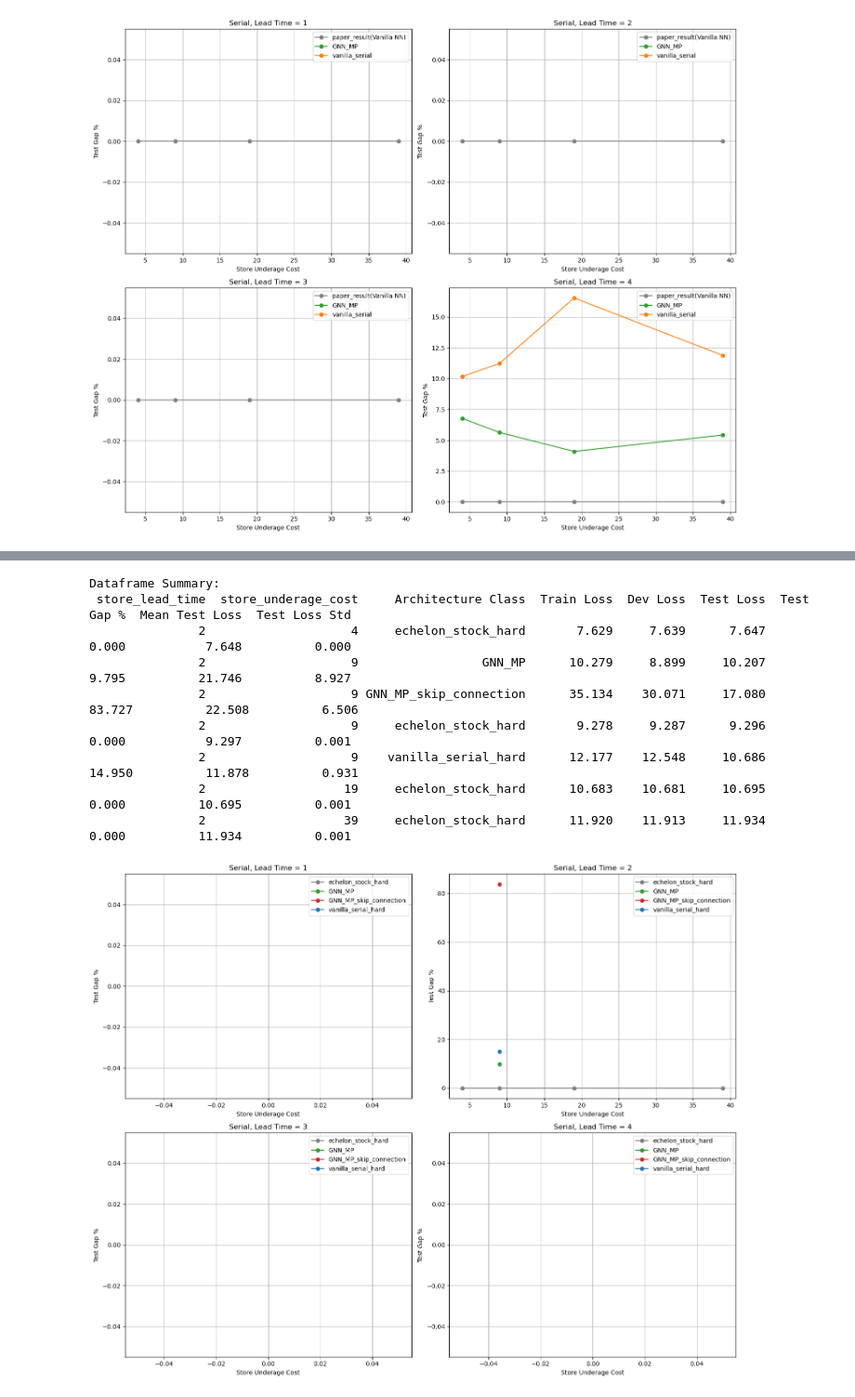
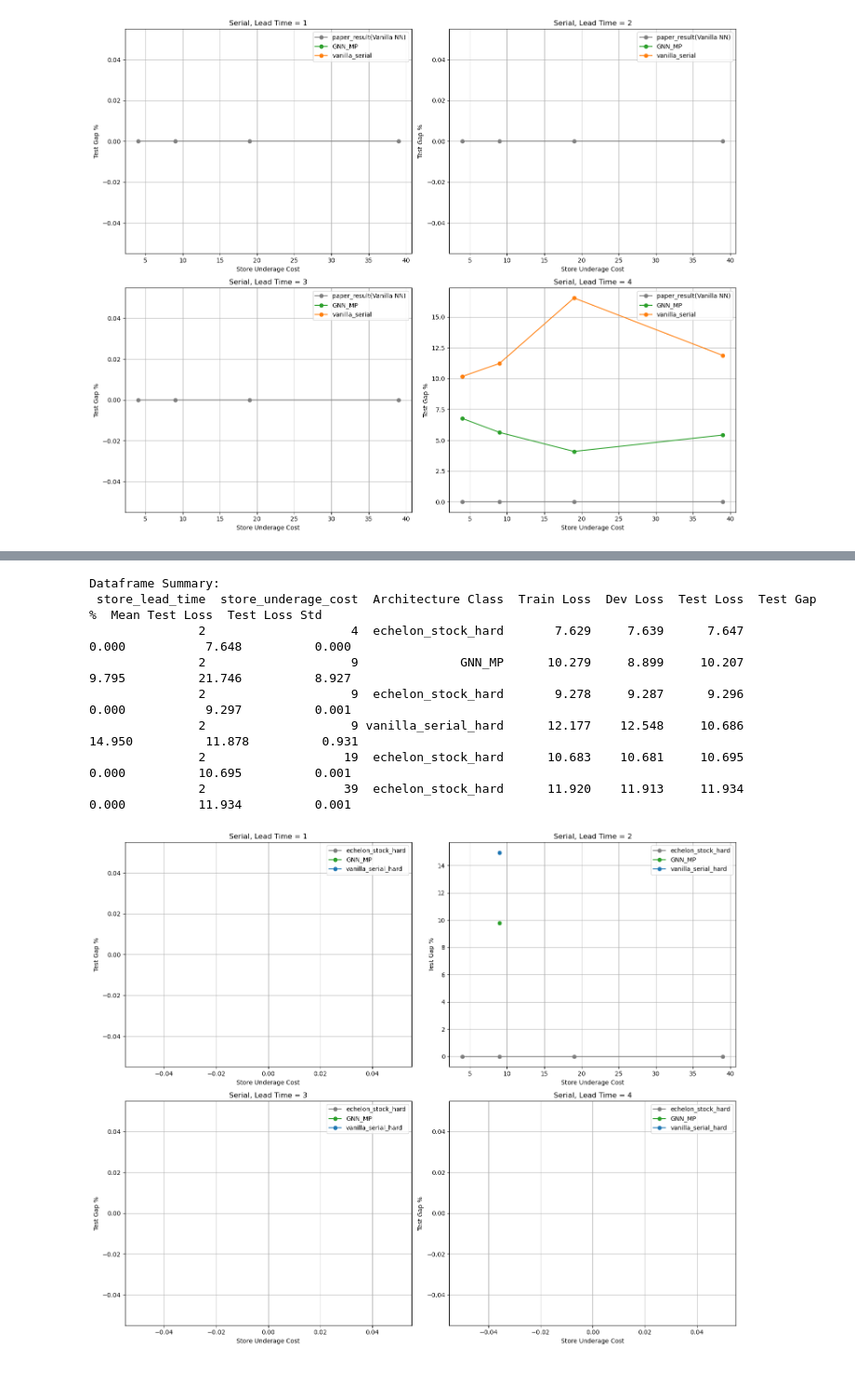
Before and after one commit to minuk302/Neural_inventory_control, a Jupyter notebook: analysis/ray_generic_architecture_serial.ipynb, the cells around one changed output, grey strips where cells are left out. Shown at 93% size. Drawn from its saved outputs; the diff is of its cells as text; code cells hidden in the pictures.

```diff
--- a/analysis/ray_generic_architecture_serial.ipynb
+++ b/analysis/ray_generic_architecture_serial.ipynb
@@ -525,7 +525,7 @@ architectures = {
     "vanilla_serial_hard": f'/user/ml4723/Prj/NIC/ray_results/{testset_name}/vanilla_serial_hard',
     "GNN_MP": f'/user/ml4723/Prj/NIC/ray_results/{testset_name}/GNN_MP',
     # "GNN_MP_NN_per_layer": f'/user/ml4723/Prj/NIC/ray_results/{testset_name}/GNN_MP_NN_per_layer',
-    "GNN_MP_skip_connection": f'/user/ml4723/Prj/NIC/ray_results/{testset_name}/GNN_MP_skip_connection',
+    # "GNN_MP_skip_connection": f'/user/ml4723/Prj/NIC/ray_results/{testset_name}/GNN_MP_skip_connection',
     # "GNN_MP_NN_per_layer_skip_connection": f'/user/ml4723/Prj/NIC/ray_results/{testset_name}/GNN_MP_NN_per_layer_skip_connection',
 }
 
@@ -544,7 +544,7 @@ results_interpretor = rri.RayResultsinterpreter()
 dfs = []
 params = {
     'store_lead_time': [1, 2, 3, 4],
-    'store_underage_cost': [4, 9, 19, 39]
+    'store_underage_cost': [9]#[4, 9, 19, 39]
 }
 
 for arch_name, path in architectures.items():
@@ -656,14 +648,12 @@ color_scheme = {
     "echelon_stock_hard": "#7f7f7f",  # Purple
     "vanilla_serial_hard": "#1f77b4",  # Blue
     "GNN_MP": "#2ca02c",  # Green
-    "GNN_MP_skip_connection": "#d62728",  # Orange
 }
 
 linestyle_scheme = {
     "echelon_stock_hard": "-",  # Solid
     "vanilla_serial_hard": "-",  # Solid
     "GNN_MP": "-",  # Solid
-    "GNN_MP_skip_connection": "-",  # Solid
 }
 
 testset_name = "generic_architecture_serial_hard"
@@ -673,7 +663,6 @@ architectures = {
     "echelon_stock_hard": f'/user/ml4723/Prj/NIC/ray_results/{testset_name}/echelon_stock_hard',
     "vanilla_serial_hard": f'/user/ml4723/Prj/NIC/ray_results/{testset_name}/vanilla_serial_hard',
     "GNN_MP": f'/user/ml4723/Prj/NIC/ray_results/{testset_name}/GNN_MP',
-    "GNN_MP_skip_connection": f'/user/ml4723/Prj/NIC/ray_results/{testset_name}/GNN_MP_skip_connection',
 }
 
 def custom_data_filler(out_row, reference_row):
@@ -760,39 +749,38 @@ axes = [ax1, ax2, ax3, ax4]
 # Plot for each lead time
 for idx, lead_time in enumerate(params['store_lead_time']):
     lead_time_df = df[df['store_lead_time'] == lead_time]
 
     for arch in df['Architecture Class'].unique():
         arch_data = lead_time_df[lead_time_df['Architecture Class'] == arch]
         x = arch_data['store_underage_cost'].values
         y = arch_data['Test Gap %'].values
         # Sort x and y based on x values
         sort_idx = np.argsort(x)
         x = x[sort_idx]
         y = y[sort_idx]
 
         axes[idx].plot(x, y,
                       marker='o',
                       label=arch,
                       color=color_scheme[arch],
                       linestyle=linestyle_scheme[arch])
 
     axes[idx].set_title(f'Serial, Lead Time = {lead_time}')
     axes[idx].set_xlabel('Store Underage Cost')
     axes[idx].set_ylabel('Test Gap %')
     axes[idx].grid(True)
     axes[idx].legend()
 
 
 plt.tight_layout()
 plt.show()
 # %% [output]
 Dataframe Summary:
- store_lead_time  store_underage_cost     Architecture Class  Train Loss  Dev Loss  Test Loss  Test Gap %  Mean Test Loss  Test Loss Std
-               2                    4     echelon_stock_hard       7.629     7.639      7.647       0.000           7.648          0.000
-               2                    9                 GNN_MP      10.279     8.899     10.207       9.795          21.746          8.927
-               2                    9 GNN_MP_skip_connection      35.134    30.071     17.080      83.727          22.508          6.506
-               2                    9     echelon_stock_hard       9.278     9.287      9.296       0.000           9.297          0.001
-               2                    9    vanilla_serial_hard      12.177    12.548     10.686      14.950          11.878          0.931
-               2                   19     echelon_stock_hard      10.683    10.681     10.695       0.000          10.695          0.001
-               2                   39     echelon_stock_hard      11.920    11.913     11.934       0.000          11.934          0.001
+ store_lead_time  store_underage_cost  Architecture Class  Train Loss  Dev Loss  Test Loss  Test Gap %  Mean Test Loss  Test Loss Std
+               2                    4  echelon_stock_hard       7.629     7.639      7.647       0.000           7.648          0.000
+               2                    9              GNN_MP      10.279     8.899     10.207       9.795          21.746          8.927
+               2                    9  echelon_stock_hard       9.278     9.287      9.296       0.000           9.297          0.001
+               2                    9 vanilla_serial_hard      12.177    12.548     10.686      14.950          11.878          0.931
+               2                   19  echelon_stock_hard      10.683    10.681     10.695       0.000          10.695          0.001
+               2                   39  echelon_stock_hard      11.920    11.913     11.934       0.000          11.934          0.001
-[figure, old version]
+[figure, new version]
```
Also changed, not shown: parts of 1 cell of this notebook, 25 other files.
